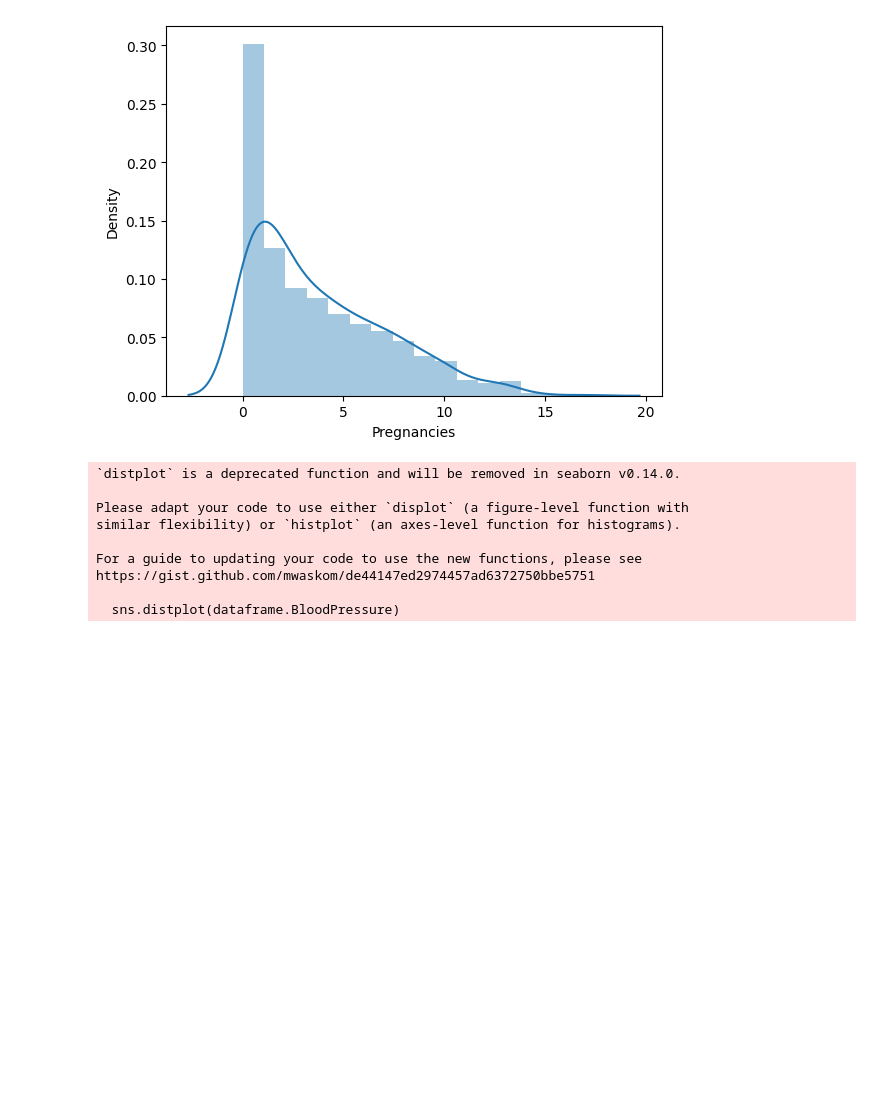
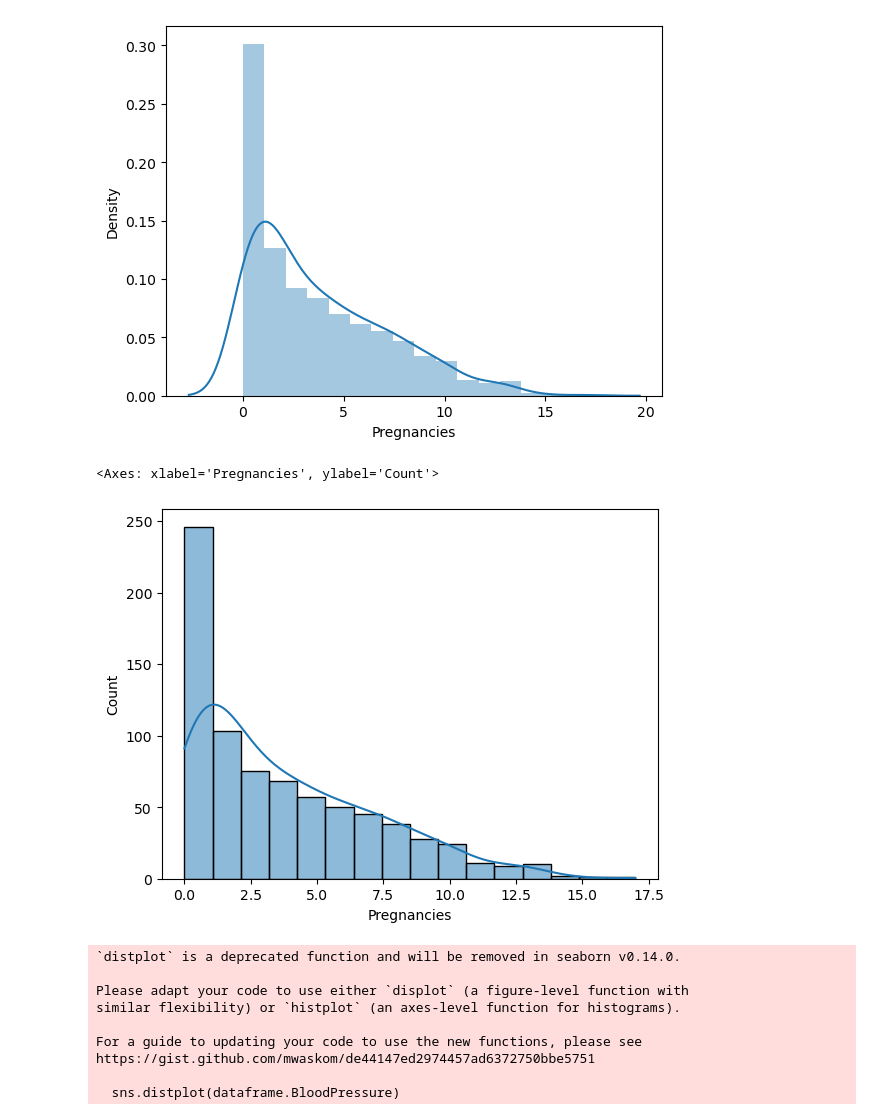
Before and after one commit to vaibhav-arde/MLNotes, a Jupyter notebook: Day_09/Hands-On Predective Analysis in Diabetes/Hands_On_Predictive_Analysis_in_Diabetes.ipynb, the cells around one changed output. Saved outputs shown, nothing was run; the diff lists cells and outputs as text; code cells hidden in the pictures; blank space fills up the shorter version.

```diff
--- a/Day_09/Hands-On Predective Analysis in Diabetes/Hands_On_Predictive_Analysis_in_Diabetes.ipynb
+++ b/Day_09/Hands-On Predective Analysis in Diabetes/Hands_On_Predictive_Analysis_in_Diabetes.ipynb
@@ -296,6 +296,11 @@ https://gist.github.com/mwaskom/de44147ed2974457ad6372750bbe5751
   sns.distplot(dataframe.Pregnancies)
 <Axes: xlabel='Pregnancies', ylabel='Density'>
 [figure]
+# %%
+sns.histplot(dataframe.Pregnancies, kde=True)
+# %% [output]
+<Axes: xlabel='Pregnancies', ylabel='Count'>
+[figure, added]
 # %%
 ## BP -> Mean
 sns.distplot(dataframe.BloodPressure)
```
Also changed, not shown: parts of 1 cell of this notebook.
